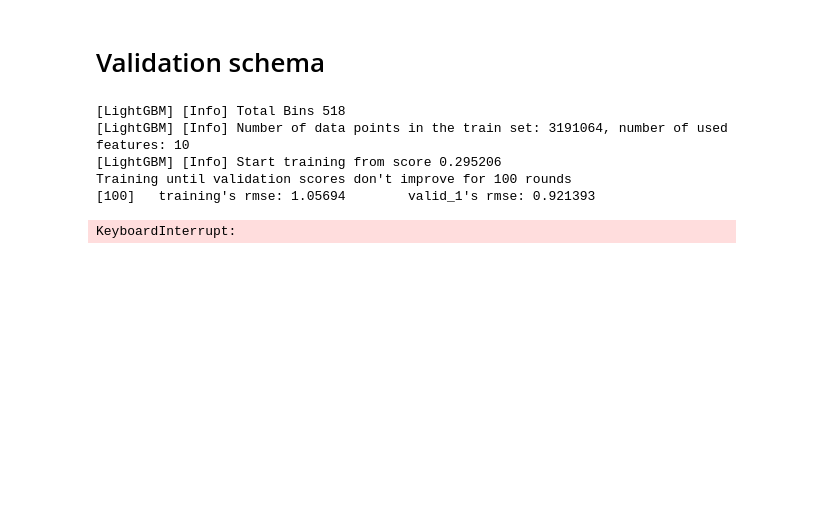
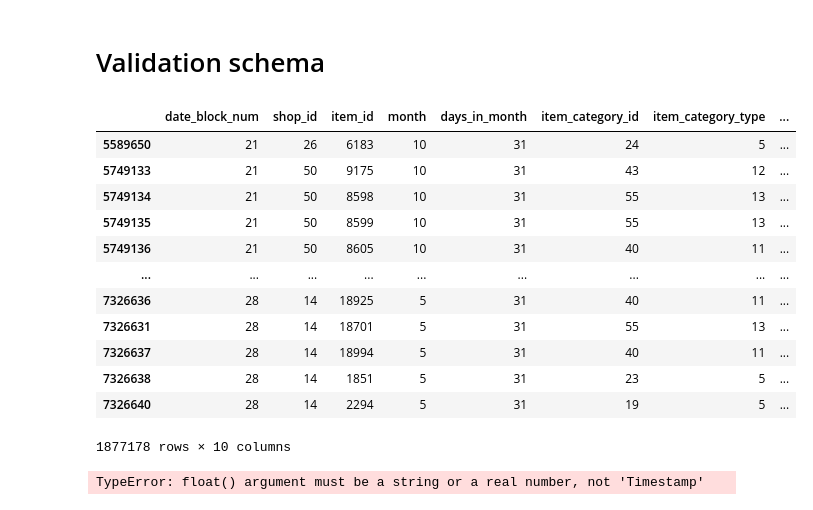
Before and after one commit to ffjjzz/InnowiseInternship, a Jupyter notebook: notebooks/ret.ipynb, the cells around one changed output. Saved outputs shown, nothing was run; the diff lists cells and outputs as text; code cells hidden in the pictures; blank space fills up the shorter version.

```diff
--- a/notebooks/ret.ipynb
+++ b/notebooks/ret.ipynb
@@ -121,6 +118,7 @@ df = proc.add_cat_features(df)
 
 cat_features = ['shop_city', 'shop_type', 'item_category_type', 'item_category_subtype']
 df = proc.encode_categorical_features(df, cat_features=cat_features)
+df = df[df['date_block_num'] > 20]
 # %%
 columns_to_exclude = [
                       'item_cnt_month',
@@ -169,21 +239,4 @@ valid_data = lgb.Dataset(
 # %%
 from src.validation_schema import TimeSeriesRollingValidator
 
-validator = TimeSeriesRollingValidator(df, 'date_block_num', train_window=8, test_window=1)
-splits = validator.split_data_rolling()
+validator = TimeSeriesRollingValidator(train_data, 'date_block_num', train_window=8, test_window=1)
-# %%
-# Train model
-lgb_model = lgb.train(
-    params=params,
-    train_set=train_data,
-    num_boost_round=1500,
-    valid_sets=[train_data, valid_data],
-    callbacks=[lgb.early_stopping(stopping_rounds=100), lgb.log_evaluation(100)]
-)
-# %% [output]
-[LightGBM] [Info] Total Bins 518
-[LightGBM] [Info] Number of data points in the train set: 3191064, number of used features: 10
-[LightGBM] [Info] Start training from score 0.295206
-Training until validation scores don't improve for 100 rounds
-[100]   training's rmse: 1.05694        valid_1's rmse: 0.921393
-KeyboardInterrupt:
@@ -189,0 +245,35 @@ KeyboardInterrupt:
+# %%
+splits[0][0]
+# %% [output]
+|  | date_block_num | shop_id | item_id | month | days_in_month | item_category_id | item_category_type | ... |
+| 5589650 | 21 | 26 | 6183 | 10 | 31 | 24 | 5 | ... |
+| 5749133 | 21 | 50 | 9175 | 10 | 31 | 43 | 12 | ... |
+| 5749134 | 21 | 50 | 8598 | 10 | 31 | 55 | 13 | ... |
+| 5749135 | 21 | 50 | 8599 | 10 | 31 | 55 | 13 | ... |
+| 5749136 | 21 | 50 | 8605 | 10 | 31 | 40 | 11 | ... |
+| ... | ... | ... | ... | ... | ... | ... | ... | ... |
+| 7326636 | 28 | 14 | 18925 | 5 | 31 | 40 | 11 | ... |
+| 7326631 | 28 | 14 | 18701 | 5 | 31 | 55 | 13 | ... |
+| 7326637 | 28 | 14 | 18994 | 5 | 31 | 40 | 11 | ... |
+| 7326638 | 28 | 14 | 1851 | 5 | 31 | 23 | 5 | ... |
+| 7326640 | 28 | 14 | 2294 | 5 | 31 | 19 | 5 | ... |
+1877178 rows × 10 columns
+# %%
+from sklearn.linear_model import LinearRegression
+models = list()
+for train_set, val_set, test_set in splits:
+    X_train = train_set.drop(columns=['item_cnt_month'])
+    y_train = train_set['item_cnt_month']
+
+    X_val = val_set.drop(columns=['item_cnt_month'])
+    y_val = val_set['item_cnt_month']
+
+    X_test = test_set.drop(columns=['item_cnt_month'])
+    y_test = test_set['item_cnt_month']
+
+    model = LinearRegression()
+    model.fit(X_train, y_train)
+
+    models.append(model)
+# %% [output]
+TypeError: float() argument must be a string or a real number, not 'Timestamp'
```
Also changed, not shown: parts of 9 cells of this notebook, 2 other files.
